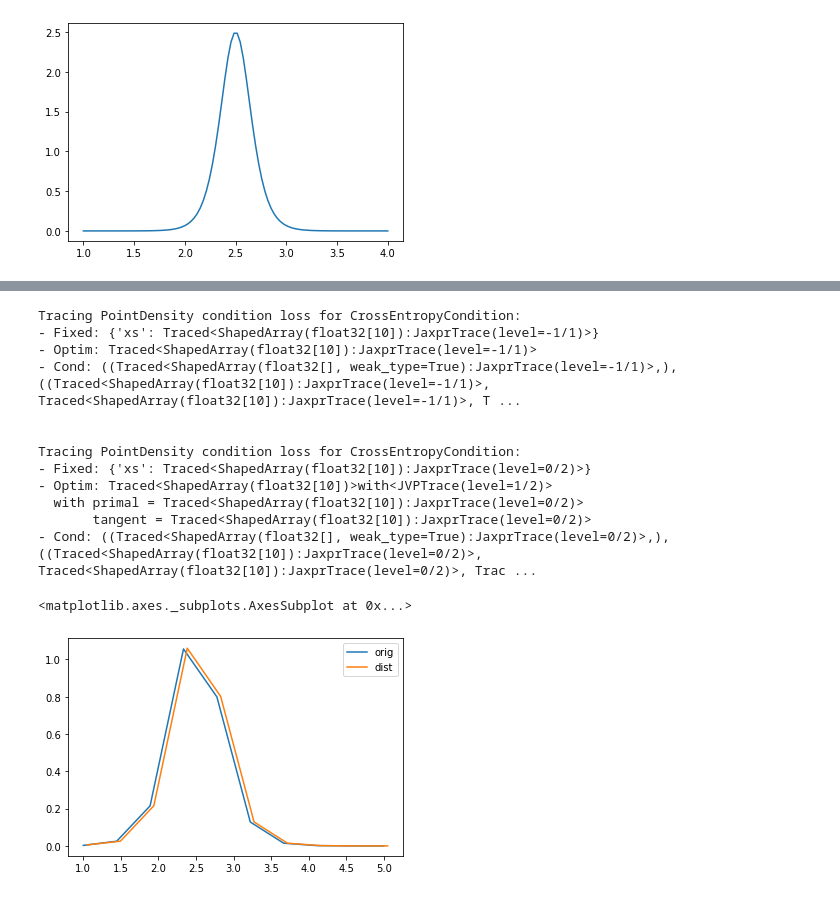
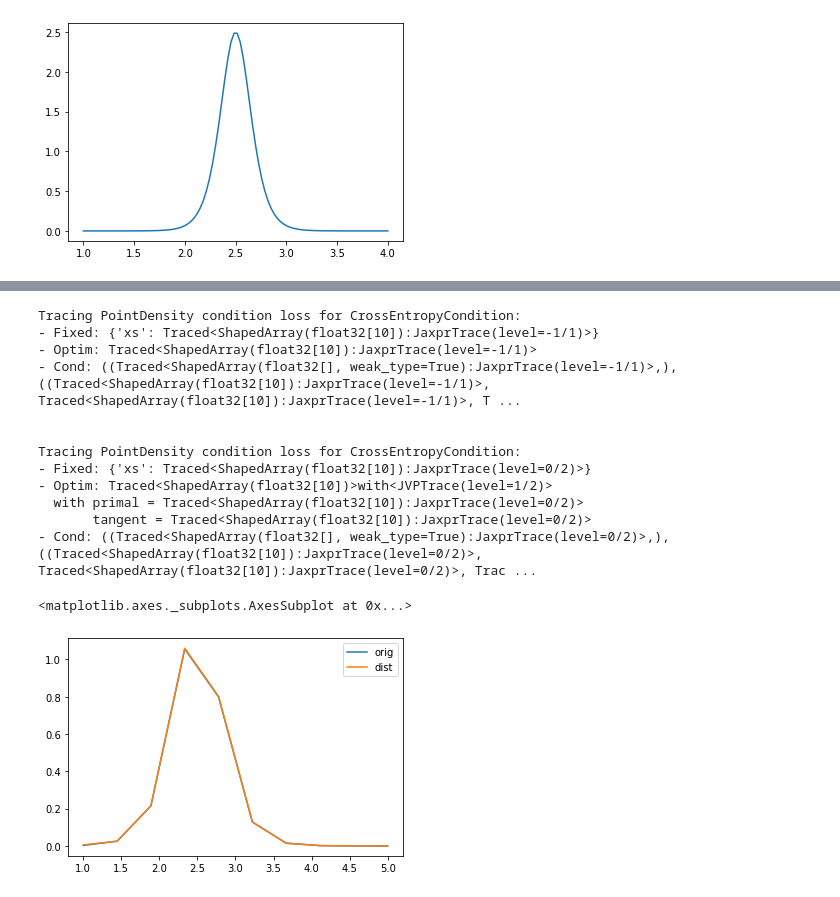
Before and after one commit to oughtinc/ergo, a Jupyter notebook: PointDensity.ipynb, the cells around one changed output, grey strips where cells are left out. Saved outputs shown, nothing was run; the diff lists cells and outputs as text; code cells hidden in the pictures.

```diff
--- a/PointDensity.ipynb
+++ b/PointDensity.ipynb
@@ -97,32 +117,32 @@ rv = logistic(loc=2.5, scale=0.2)
 xs = np.linspace(1, 5, 10) ###
 orig_densities = rv.pdf(xs)
 orig_cdfs = rv.cdf(xs)
 
 direct_dist = PointDensity(xs, orig_densities, scale)
 condition = CrossEntropyCondition(p_dist=direct_dist)
 
 # import jax
 # with jax.disable_jit():
 dist = PointDensity.from_conditions([condition], fixed_params={"xs": xs}, scale=scale)
 
 dist_densities = np.array([float(dist.pdf(x)) for x in xs])
 dist_cdfs = np.array([float(dist.cdf(x)) for x in xs])
 dist_ppfs = np.array([float(dist.ppf(c)) for c in orig_cdfs[10:50]])
 
 seaborn.lineplot(x=xs, y=orig_densities, label="orig")
-seaborn.lineplot(x=xs+0.05, y=dist_densities, label="dist")
+seaborn.lineplot(x=xs, y=dist_densities, label="dist")
 # %% [output]
 Tracing PointDensity condition loss for CrossEntropyCondition:
 - Fixed: {'xs': Traced<ShapedArray(float32[10]):JaxprTrace(level=-1/1)>}
 - Optim: Traced<ShapedArray(float32[10]):JaxprTrace(level=-1/1)>
 - Cond: ((Traced<ShapedArray(float32[], weak_type=True):JaxprTrace(level=-1/1)>,), ((Traced<ShapedArray(float32[10]):JaxprTrace(level=-1/1)>, Traced<ShapedArray(float32[10]):JaxprTrace(level=-1/1)>, T ...
 
 
 Tracing PointDensity condition loss for CrossEntropyCondition:
 - Fixed: {'xs': Traced<ShapedArray(float32[10]):JaxprTrace(level=0/2)>}
 - Optim: Traced<ShapedArray(float32[10])>with<JVPTrace(level=1/2)>
   with primal = Traced<ShapedArray(float32[10]):JaxprTrace(level=0/2)>
        tangent = Traced<ShapedArray(float32[10]):JaxprTrace(level=0/2)>
 - Cond: ((Traced<ShapedArray(float32[], weak_type=True):JaxprTrace(level=0/2)>,), ((Traced<ShapedArray(float32[10]):JaxprTrace(level=0/2)>, Traced<ShapedArray(float32[10]):JaxprTrace(level=0/2)>, Trac ...
 <matplotlib.axes._subplots.AxesSubplot at 0x...>
-[figure, old version]
+[figure, new version]
```
Also changed, not shown: parts of 6 cells of this notebook, 1 other file.
